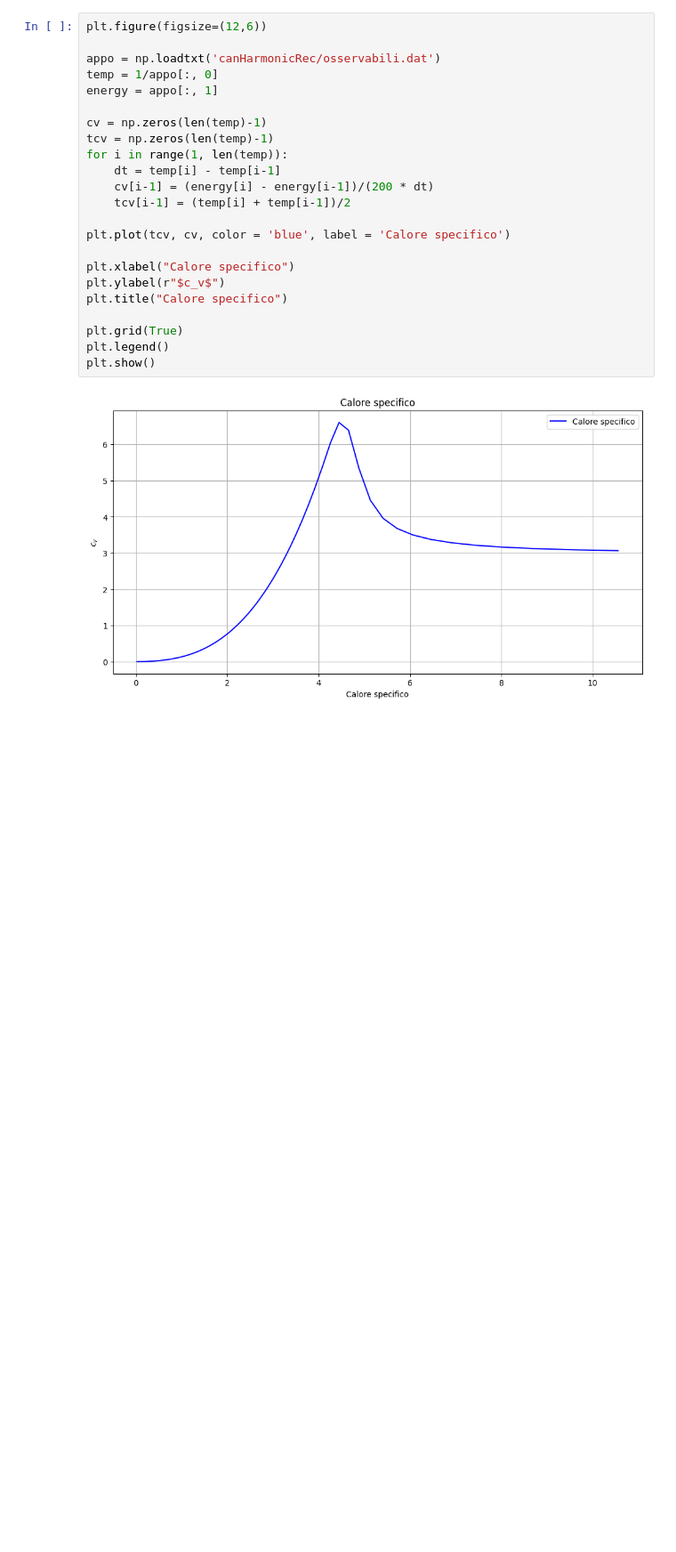
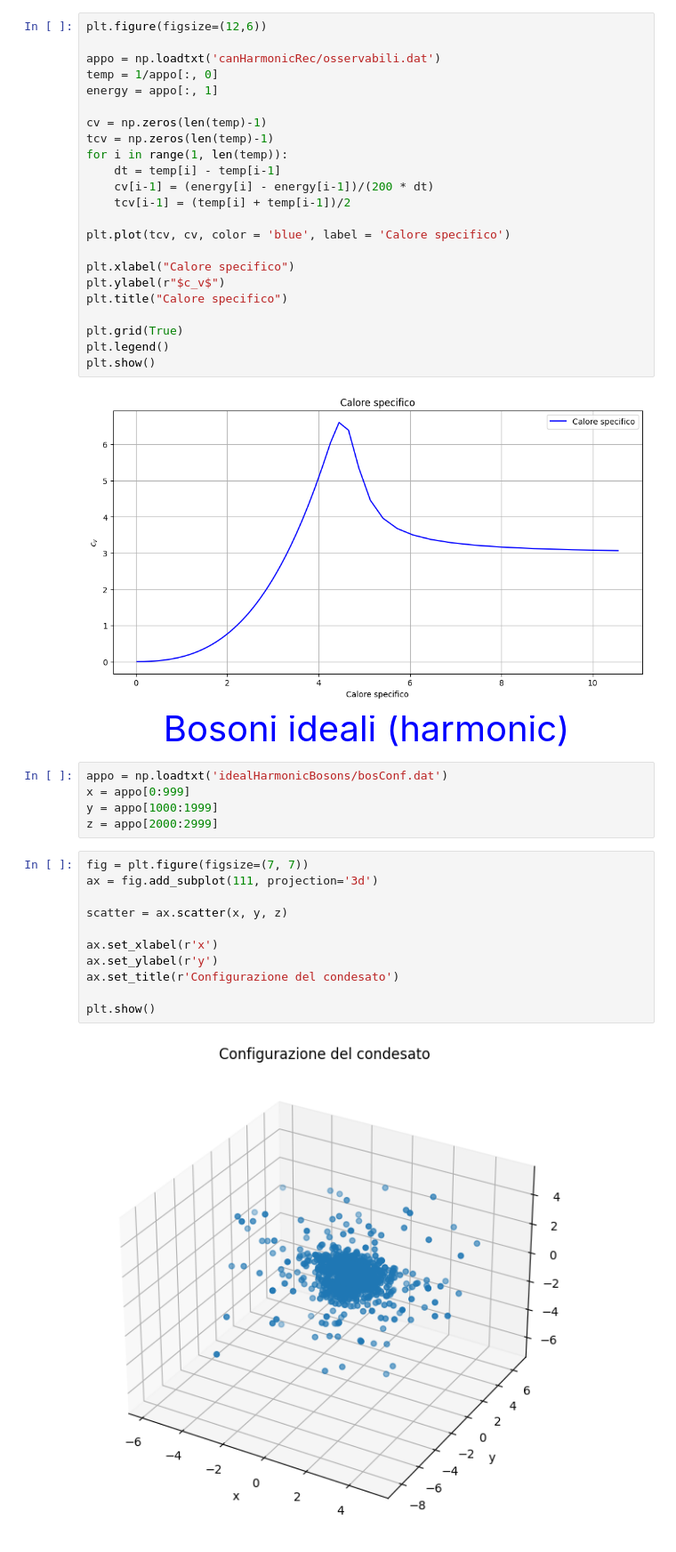
Before and after one commit to Negrini085/FSA, a Jupyter notebook: idealBosons/idealBosons.ipynb, the cells around one changed output. Shown at 89% size. Cells and saved outputs as stored; diff of their text form; blank space fills up the shorter version.

```diff
--- a/idealBosons/idealBosons.ipynb
+++ b/idealBosons/idealBosons.ipynb
@@ -153,3 +153,25 @@ plt.legend()
 plt.show()
 # %% [output]
 [figure]
+# %% [markdown]
+<div style="text-align: center;">
+    <span style="color: blue; font-size: 40px;"> Bosoni ideali (harmonic)</span>
+</div>
+# %%
+appo = np.loadtxt('idealHarmonicBosons/bosConf.dat')
+x = appo[0:999]
+y = appo[1000:1999]
+z = appo[2000:2999]
+# %%
+fig = plt.figure(figsize=(7, 7))
+ax = fig.add_subplot(111, projection='3d')
+
+scatter = ax.scatter(x, y, z)
+
+ax.set_xlabel(r'x')
+ax.set_ylabel(r'y')
+ax.set_title(r'Configurazione del condesato')
+
+plt.show()
+# %% [output]
+[figure, added]
```
Also changed, not shown: 2 other files.
